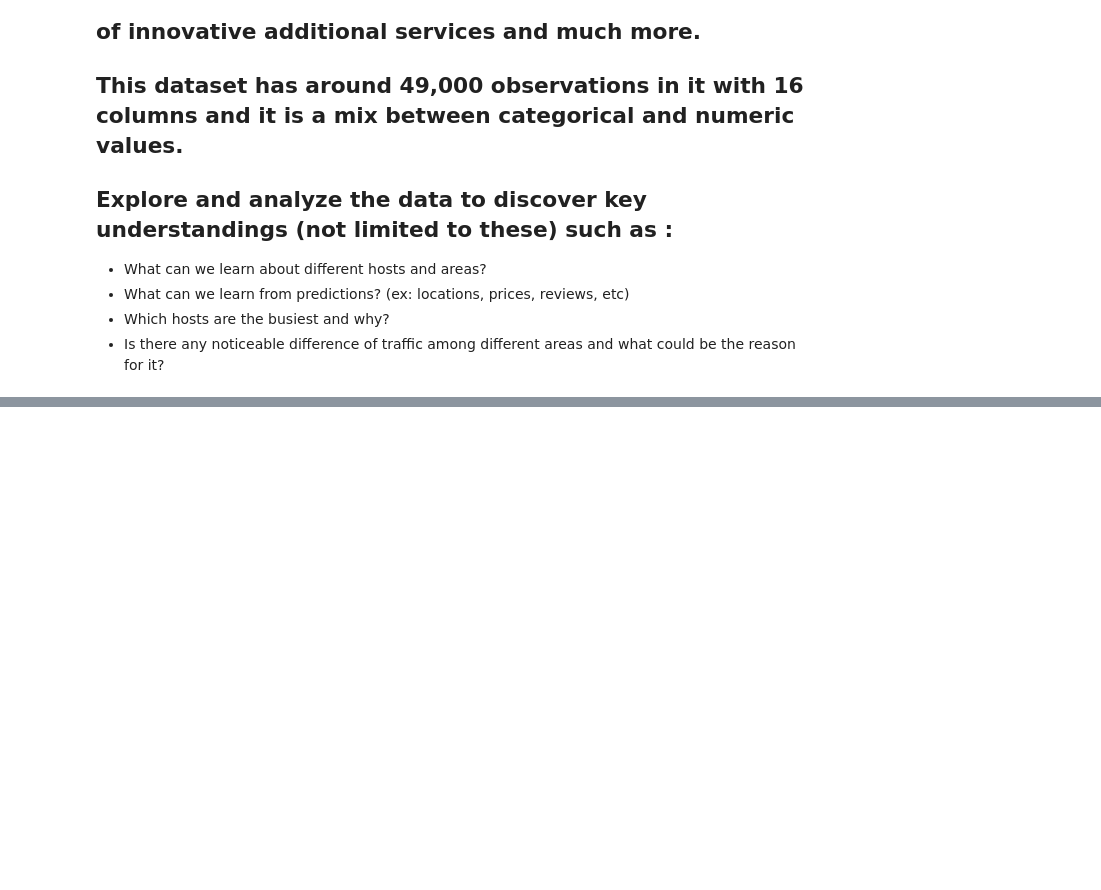
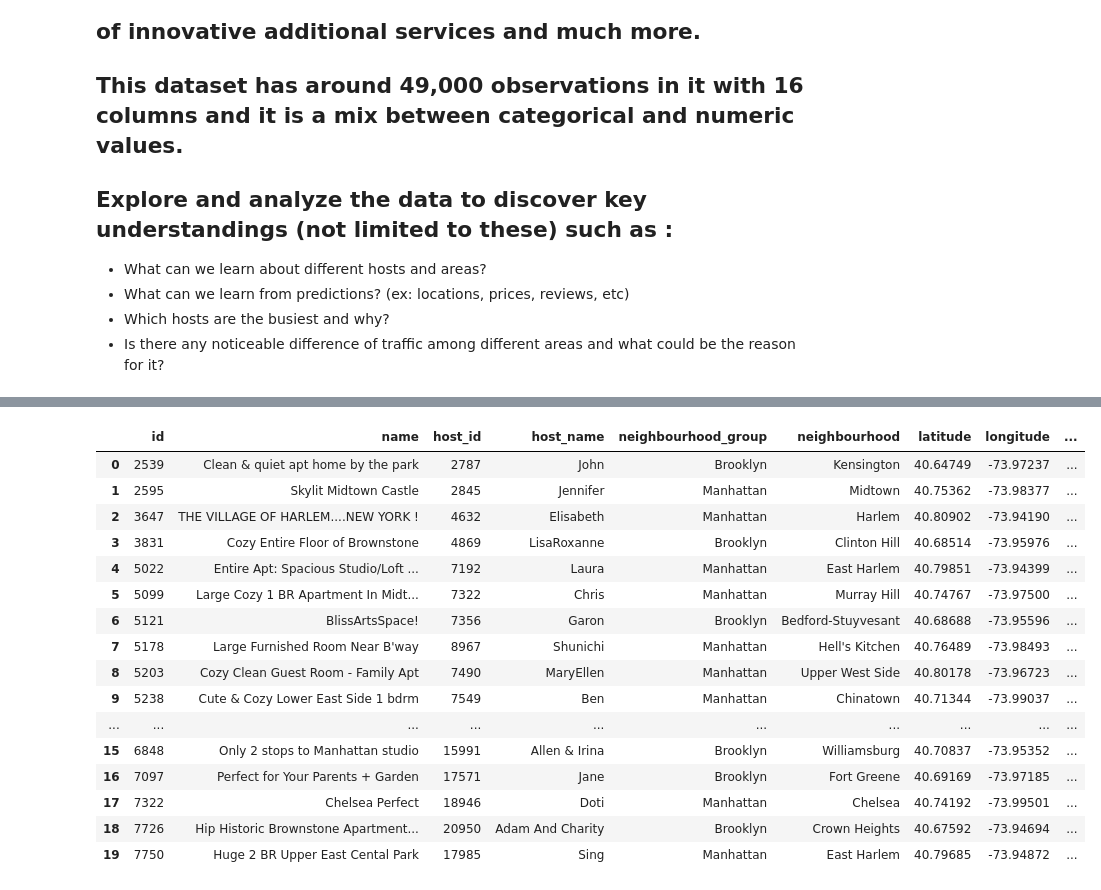
Before and after one commit to vedanttule134/Airbnb-Booking-Analysis, a Jupyter notebook: Airbnb_Bookings_Analysis_Capstone_Project.ipynb, the cells around one changed output, grey strips where cells are left out. Drawn from its saved outputs; the diff is of its cells as text; code cells hidden in the pictures; blank space fills up the shorter version.

```diff
--- a/Airbnb_Bookings_Analysis_Capstone_Project.ipynb
+++ b/Airbnb_Bookings_Analysis_Capstone_Project.ipynb
@@ -12,0 +16,5 @@
+# %%
+url='https://drive.google.com/file/d/1ioU5r9KEYSfwgfUi22SclVkx4l1a_8ou/view?usp=sharing'
+url='https://drive.google.com/uc?id=' + url.split('/')[-2]
+df = pd.read_csv(url)
+df
@@ -12,0 +107,5 @@
+# %%
+
+x = df.groupby('room_type')
+maximum_price = x['room_type','price'].max()
+maximum_price
@@ -12,0 +120,30 @@
+# %%
+def updated_price(room_type, price):
+  if room_type == 'Private room':
+    updated_price = 2*price
+  elif room_type == ' Entire home/apt':
+    updated_price = 3*price
+  else:
+    updated_price = price
+  return updated_price
+# %%
+df['updated_price'] = df.apply(lambda x : updated_price(x['room_type'],x['price']),axis=1)
+df.head(20)
+# %% [output]
+|  | id | name | host_id | host_name | neighbourhood_group | neighbourhood | latitude | longitude | ... |
+| 0 | 2539 | Clean & quiet apt home by the park | 2787 | John | Brooklyn | Kensington | 40.64749 | -73.97237 | ... |
+| 1 | 2595 | Skylit Midtown Castle | 2845 | Jennifer | Manhattan | Midtown | 40.75362 | -73.98377 | ... |
+| 2 | 3647 | THE VILLAGE OF HARLEM....NEW YORK ! | 4632 | Elisabeth | Manhattan | Harlem | 40.80902 | -73.94190 | ... |
+| 3 | 3831 | Cozy Entire Floor of Brownstone | 4869 | LisaRoxanne | Brooklyn | Clinton Hill | 40.68514 | -73.95976 | ... |
+| 4 | 5022 | Entire Apt: Spacious Studio/Loft ... | 7192 | Laura | Manhattan | East Harlem | 40.79851 | -73.94399 | ... |
+| 5 | 5099 | Large Cozy 1 BR Apartment In Midt... | 7322 | Chris | Manhattan | Murray Hill | 40.74767 | -73.97500 | ... |
+| 6 | 5121 | BlissArtsSpace! | 7356 | Garon | Brooklyn | Bedford-Stuyvesant | 40.68688 | -73.95596 | ... |
+| 7 | 5178 | Large Furnished Room Near B'way | 8967 | Shunichi | Manhattan | Hell's Kitchen | 40.76489 | -73.98493 | ... |
+| 8 | 5203 | Cozy Clean Guest Room - Family Apt | 7490 | MaryEllen | Manhattan | Upper West Side | 40.80178 | -73.96723 | ... |
+| 9 | 5238 | Cute & Cozy Lower East Side 1 bdrm | 7549 | Ben | Manhattan | Chinatown | 40.71344 | -73.99037 | ... |
+| ... | ... | ... | ... | ... | ... | ... | ... | ... | ... |
+| 15 | 6848 | Only 2 stops to Manhattan studio | 15991 | Allen & Irina | Brooklyn | Williamsburg | 40.70837 | -73.95352 | ... |
+| 16 | 7097 | Perfect for Your Parents + Garden | 17571 | Jane | Brooklyn | Fort Greene | 40.69169 | -73.97185 | ... |
+| 17 | 7322 | Chelsea Perfect | 18946 | Doti | Manhattan | Chelsea | 40.74192 | -73.99501 | ... |
+| 18 | 7726 | Hip Historic Brownstone Apartment... | 20950 | Adam And Charity | Brooklyn | Crown Heights | 40.67592 | -73.94694 | ... |
+| 19 | 7750 | Huge 2 BR Upper East Cental Park | 17985 | Sing | Manhattan | East Harlem | 40.79685 | -73.94872 | ... |
```
Also changed, not shown: parts of 11 cells of this notebook.
